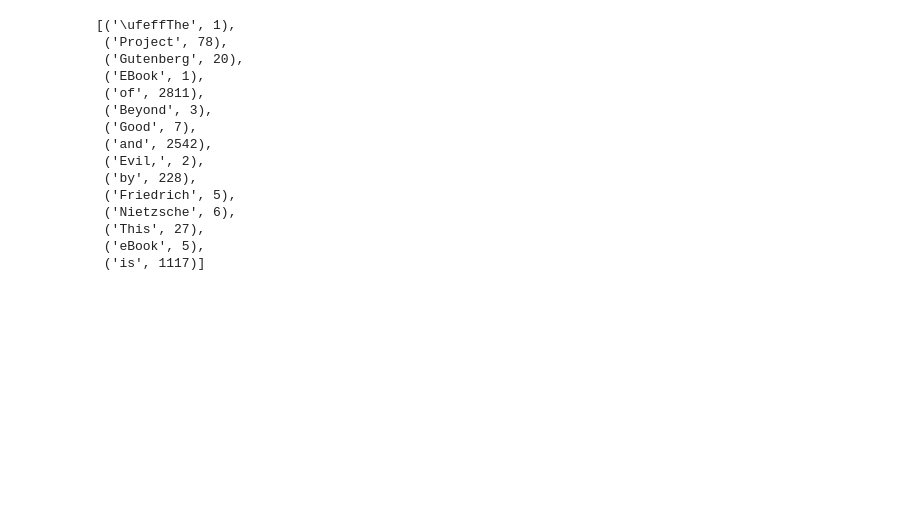
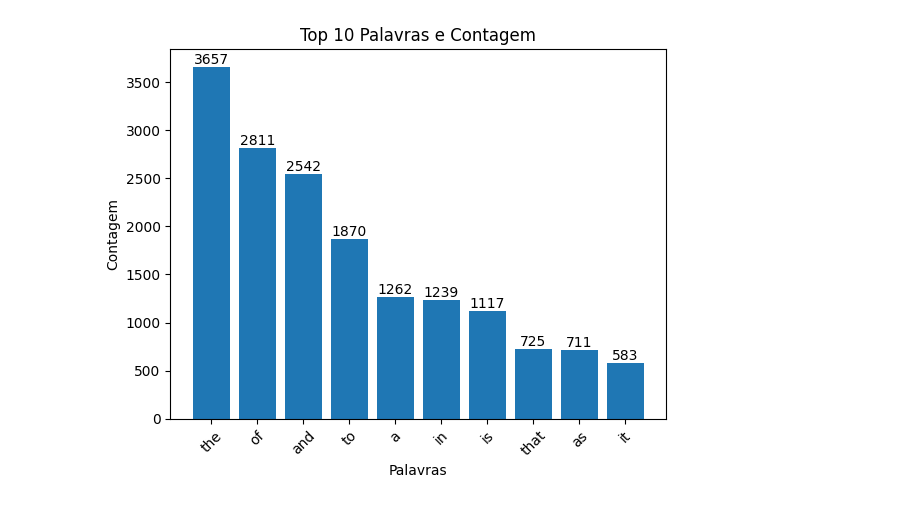
Before and after one commit to PatrickVieira1/map_reducer_python, a Jupyter notebook: map_reducer.ipynb, the cells around one changed output. Saved outputs shown, nothing was run; the diff lists cells and outputs as text; code cells hidden in the pictures; blank space fills up the shorter version.

Commit message:
Refactor map-reduce script and update documentation

```diff
--- a/map_reducer.ipynb
+++ b/map_reducer.ipynb
@@ -44,21 +44,27 @@ def reducer(partitioned_data):
     return reduced_data
 
 reduced_data = reducer(partition)
-# %%
-reduced_data[:15]
-# %% [output]
-[('\ufeffThe', 1),
- ('Project', 78),
- ('Gutenberg', 20),
- ('EBook', 1),
- ('of', 2811),
- ('Beyond', 3),
- ('Good', 7),
- ('and', 2542),
- ('Evil,', 2),
- ('by', 228),
- ('Friedrich', 5),
- ('Nietzsche', 6),
- ('This', 27),
- ('eBook', 5),
- ('is', 1117)]
+# %%
+import matplotlib.pyplot as plt
+
+# Get the top 10 items from reduced_data
+top_10 = sorted(reduced_data, key=lambda x: x[1], reverse=True)[:10]
+
+# Extract the words and counts
+words = [item[0] for item in top_10]
+counts = [item[1] for item in top_10]
+
+# Create the bar chart
+plt.bar(words, counts)
+plt.xlabel('Palavras')
+plt.ylabel('Contagem')
+plt.title('Top 10 Palavras e Contagem')
+plt.xticks(rotation=45)
+
+# Add numbers above the bar
+for i, count in enumerate(counts):
+    plt.text(i, count, str(count), ha='center', va='bottom')
+
+plt.show()
+# %% [output]
+[figure, added]
```
Also changed, not shown: parts of 1 cell of this notebook.
